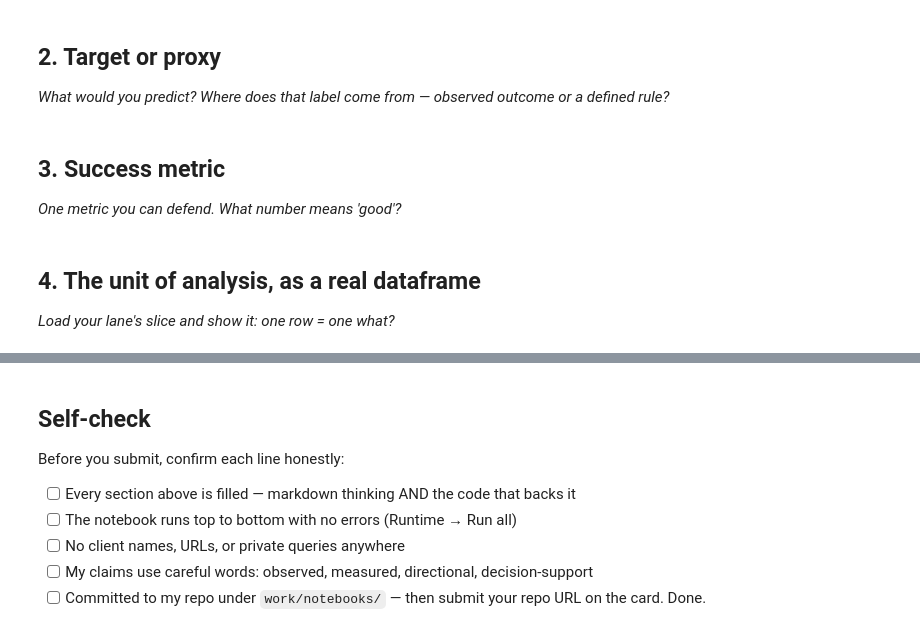
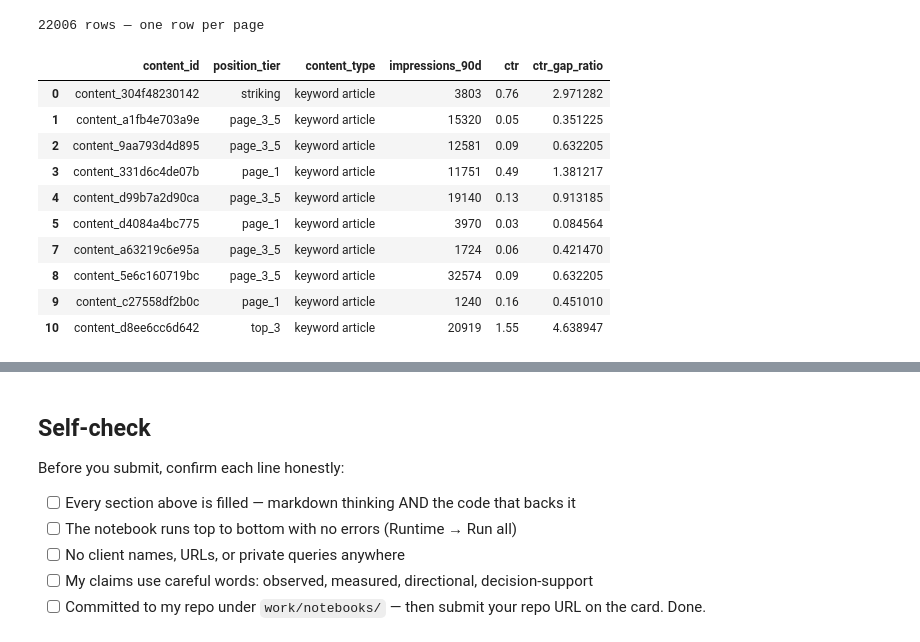
Before and after one commit to ARS-0/FlyRank-ML-Internship, a Jupyter notebook: work/notebooks/w02_ml_task_framing.ipynb, the cells around one changed output, grey strips where cells are left out. Drawn from its saved outputs; the diff is of its cells as text; code cells hidden in the pictures.

```diff
--- a/work/notebooks/w02_ml_task_framing.ipynb
+++ b/work/notebooks/w02_ml_task_framing.ipynb
@@ -12,0 +39,5 @@ This skeleton is yours to fill. Work the sections **in order** — each one has
+# %%
+import pandas as pd
+df = pd.read_csv("data/raw/content_refresh_anonymized.csv")
+print(df.shape[0], "rows,", df.shape[1], "columns")
+df.head(3)
@@ -12,0 +57,8 @@ This skeleton is yours to fill. Work the sections **in order** — each one has
+# %%
+# This cell is for CODE (numbers, a query, a check).
+# Write your text answer in the cell ABOVE this one — typing sentences here breaks Run All.
+
+visible = df[df["impressions_90d"] >= 100].copy()
+tier_avg_ctr = visible.groupby("position_tier")["ctr"].transform("mean")
+visible["ctr_gap_ratio"] = visible["ctr"] / tier_avg_ctr
+visible[["content_id", "position_tier", "ctr", "ctr_gap_ratio"]].head(10)
@@ -13,7 +99,19 @@ This skeleton is yours to fill. Work the sections **in order** — each one has
 # %%
 # This cell is for CODE (numbers, a query, a check).
 # Write your text answer in the cell ABOVE this one — typing sentences here breaks Run All.
+unit_of_analysis = visible[["content_id", "position_tier", "content_type", "impressions_90d", "ctr", "ctr_gap_ratio"]]
+print(unit_of_analysis.shape[0], "rows — one row per page")
+unit_of_analysis.head(10)
+# %% [output]
+22006 rows — one row per page
+|  | content_id | position_tier | content_type | impressions_90d | ctr | ctr_gap_ratio |
+| 0 | content_304f48230142 | striking | keyword article | 3803 | 0.76 | 2.971282 |
+| 1 | content_a1fb4e703a9e | page_3_5 | keyword article | 15320 | 0.05 | 0.351225 |
+| 2 | content_9aa793d4d895 | page_3_5 | keyword article | 12581 | 0.09 | 0.632205 |
+| 3 | content_331d6c4de07b | page_1 | keyword article | 11751 | 0.49 | 1.381217 |
+| 4 | content_d99b7a2d90ca | page_3_5 | keyword article | 19140 | 0.13 | 0.913185 |
+| 5 | content_d4084a4bc775 | page_1 | keyword article | 3970 | 0.03 | 0.084564 |
+| 7 | content_a63219c6e95a | page_3_5 | keyword article | 1724 | 0.06 | 0.421470 |
+| 8 | content_5e6c160719bc | page_3_5 | keyword article | 32574 | 0.09 | 0.632205 |
+| 9 | content_c27558df2b0c | page_1 | keyword article | 1240 | 0.16 | 0.451010 |
+| 10 | content_d8ee6cc6d642 | top_3 | keyword article | 20919 | 1.55 | 4.638947 |
-# %% [markdown]
-## 2. Target or proxy
-
-*What would you predict? Where does that label come from — observed outcome or a defined rule?*
@@ -23,4 +117,0 @@ This skeleton is yours to fill. Work the sections **in order** — each one has
-# %% [markdown]
-## 3. Success metric
-
-*One metric you can defend. What number means 'good'?*
@@ -30,4 +117,0 @@ This skeleton is yours to fill. Work the sections **in order** — each one has
-# %% [markdown]
-## 4. The unit of analysis, as a real dataframe
-
-*Load your lane's slice and show it: one row = one what?*
```
Also changed, not shown: parts of 15 cells of this notebook.
